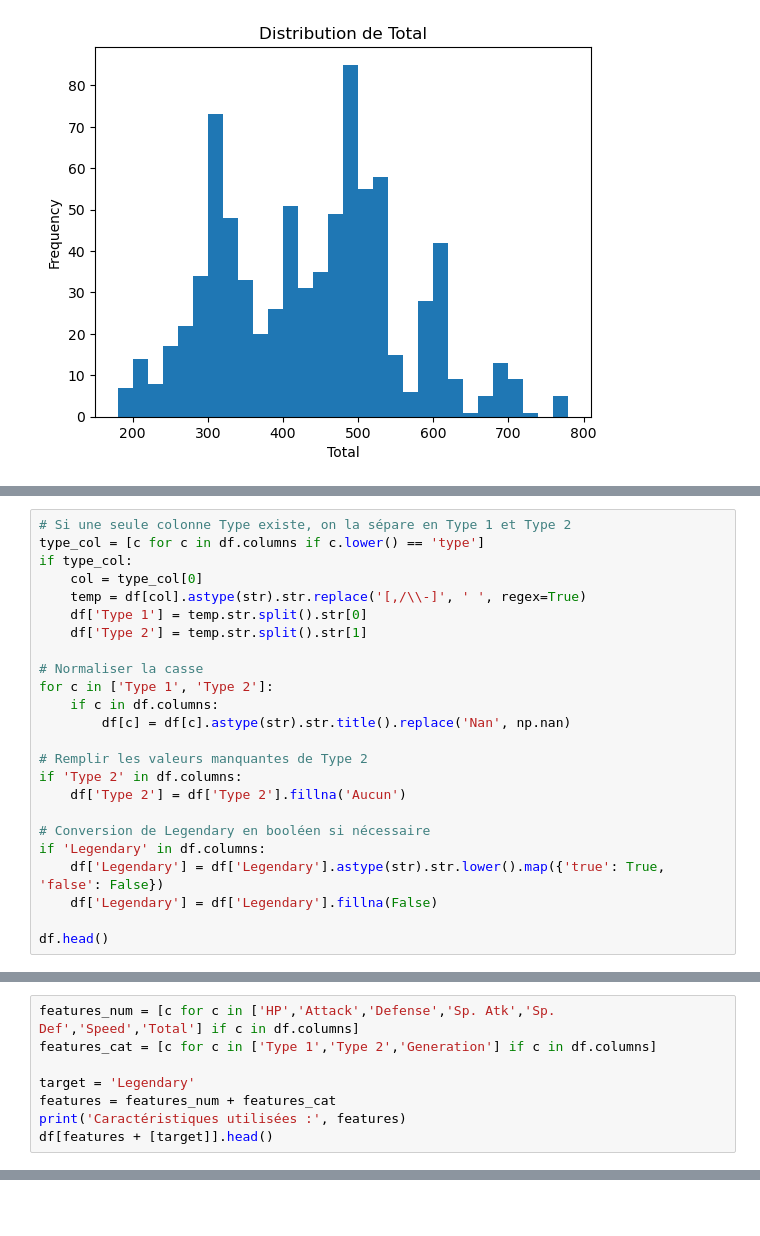
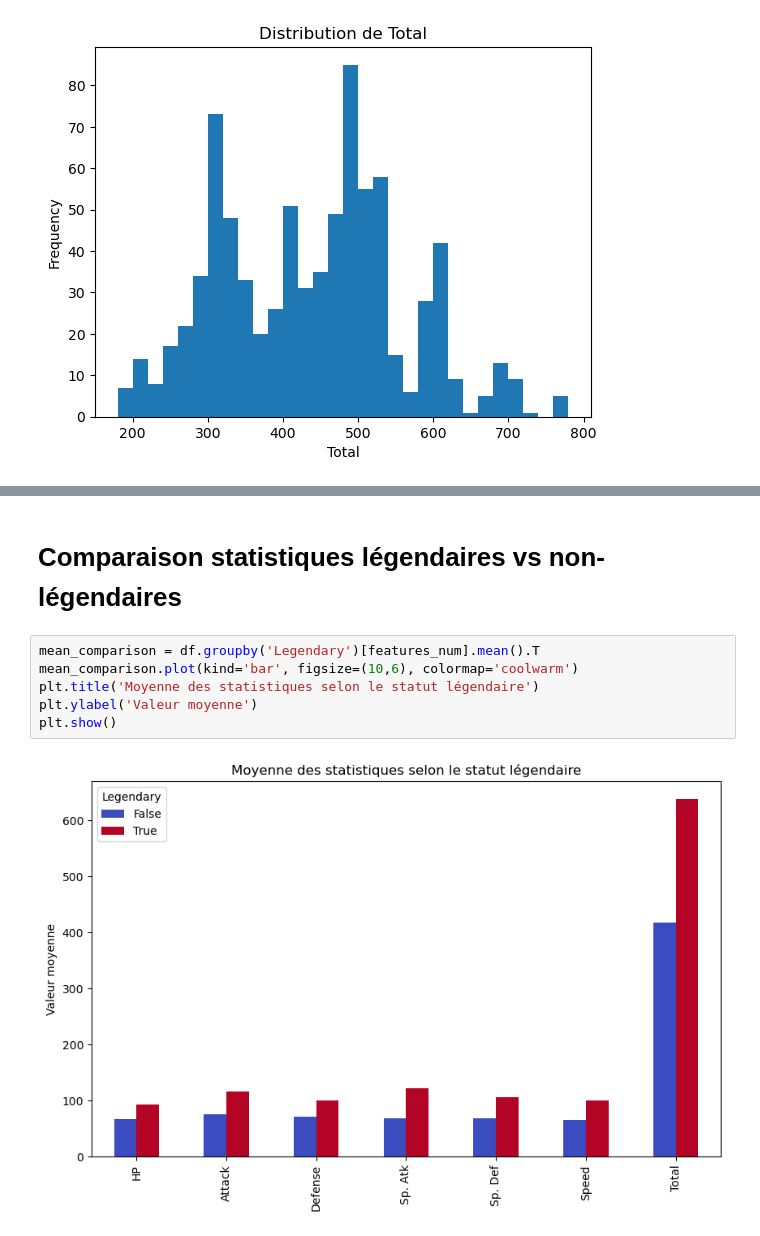
Before and after one commit to anaisblh/Projet-Machine-Learning, a Jupyter notebook: Machine_Learning_Project.ipynb, the cells around one changed output, grey strips where cells are left out. Drawn from its saved outputs; the diff is of its cells as text; blank space fills up the shorter version.

```diff
--- a/Machine_Learning_Project.ipynb
+++ b/Machine_Learning_Project.ipynb
@@ -122,24 +158,0 @@ Nous allons :
-# %%
-# Si une seule colonne Type existe, on la sépare en Type 1 et Type 2
-type_col = [c for c in df.columns if c.lower() == 'type']
-if type_col:
-    col = type_col[0]
-    temp = df[col].astype(str).str.replace('[,/\\-]', ' ', regex=True)
-    df['Type 1'] = temp.str.split().str[0]
-    df['Type 2'] = temp.str.split().str[1]
-
-# Normaliser la casse
-for c in ['Type 1', 'Type 2']:
-    if c in df.columns:
-        df[c] = df[c].astype(str).str.title().replace('Nan', np.nan)
-
-# Remplir les valeurs manquantes de Type 2
-if 'Type 2' in df.columns:
-    df['Type 2'] = df['Type 2'].fillna('Aucun')
-
-# Conversion de Legendary en booléen si nécessaire
-if 'Legendary' in df.columns:
-    df['Legendary'] = df['Legendary'].astype(str).str.lower().map({'true': True, 'false': False})
-    df['Legendary'] = df['Legendary'].fillna(False)
-
-df.head()
@@ -163,8 +158,0 @@ Nous allons modéliser le problème comme une **classification binaire** : pr
-# %%
-features_num = [c for c in ['HP','Attack','Defense','Sp. Atk','Sp. Def','Speed','Total'] if c in df.columns]
-features_cat = [c for c in ['Type 1','Type 2','Generation'] if c in df.columns]
-
-target = 'Legendary'
-features = features_num + features_cat
-print('Caractéristiques utilisées :', features)
-df[features + [target]].head()
@@ -247,0 +159,10 @@ plt.show()
+# %% [markdown]
+# Comparaison statistiques légendaires vs non-légendaires
+# %%
+mean_comparison = df.groupby('Legendary')[features_num].mean().T
+mean_comparison.plot(kind='bar', figsize=(10,6), colormap='coolwarm')
+plt.title('Moyenne des statistiques selon le statut légendaire')
+plt.ylabel('Valeur moyenne')
+plt.show()
+# %% [output]
+[figure, added]
```
Also changed, not shown: parts of 30 cells of this notebook.
